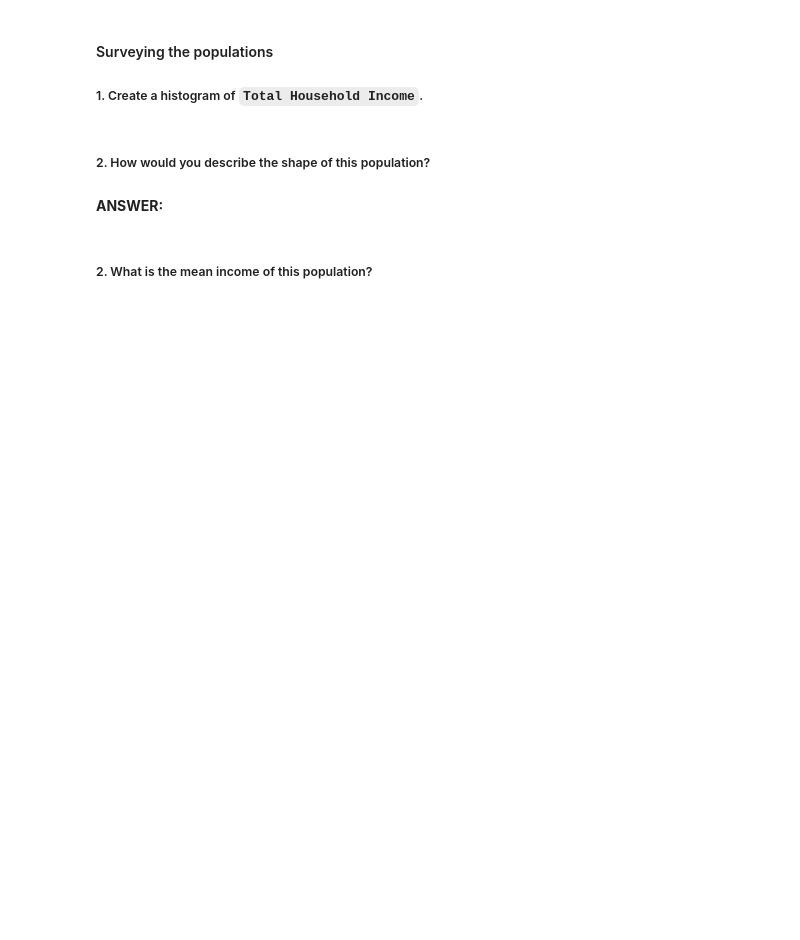
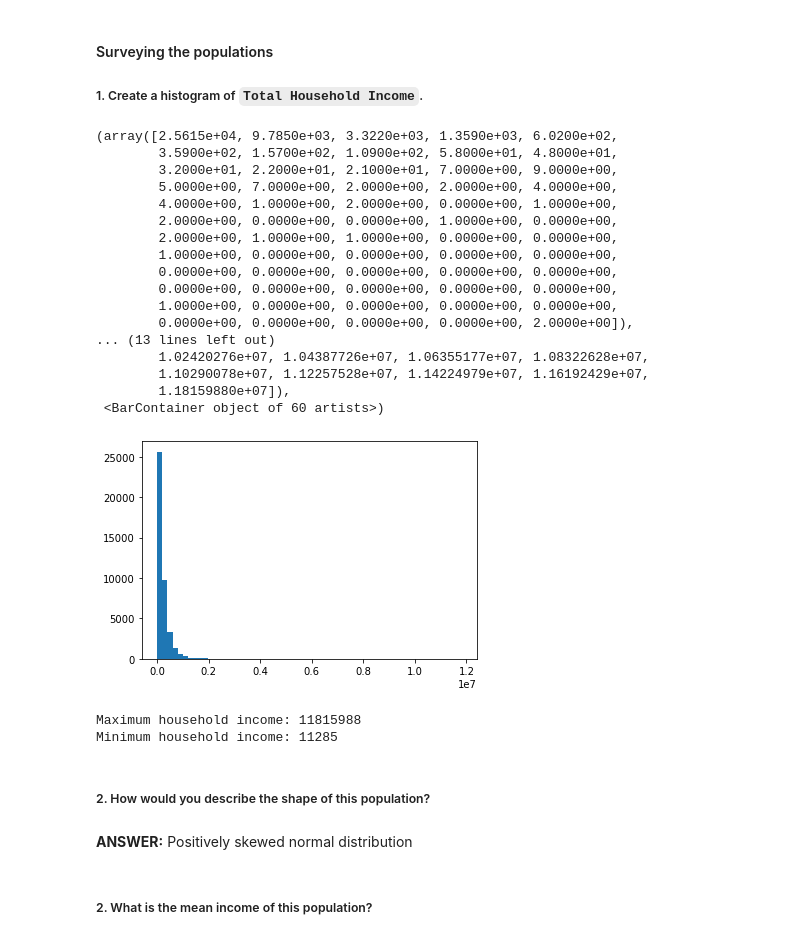
Before and after one commit to mhac009/Institute_of_Data, a Jupyter notebook: Labs/Module_3/IOD_Lab 3.1.3.ipynb, the cells around one changed output. Saved outputs shown, nothing was run; the diff lists cells and outputs as text; code cells hidden in the pictures; blank space fills up the shorter version.

```diff
--- a/Labs/Module_3/IOD_Lab 3.1.3.ipynb
+++ b/Labs/Module_3/IOD_Lab 3.1.3.ipynb
@@ -27,2 +24,5 @@ house_hold_csv = "Family Income and Expenditure.csv"
+# %%
+household_csv = pd.read_csv("Family_Income_and_Expenditure.csv")
+# Read CSV
 # %%
 # Head
@@ -41,6 +79,34 @@ house_hold_csv = "Family Income and Expenditure.csv"
+# %%
+# ANSWER
+plt.hist(x='Total Household Income', data=household_csv, bins=60)
+# %% [output]
+(array([2.5615e+04, 9.7850e+03, 3.3220e+03, 1.3590e+03, 6.0200e+02,
+        3.5900e+02, 1.5700e+02, 1.0900e+02, 5.8000e+01, 4.8000e+01,
+        3.2000e+01, 2.2000e+01, 2.1000e+01, 7.0000e+00, 9.0000e+00,
+        5.0000e+00, 7.0000e+00, 2.0000e+00, 2.0000e+00, 4.0000e+00,
+        4.0000e+00, 1.0000e+00, 2.0000e+00, 0.0000e+00, 1.0000e+00,
+        2.0000e+00, 0.0000e+00, 0.0000e+00, 1.0000e+00, 0.0000e+00,
+        2.0000e+00, 1.0000e+00, 1.0000e+00, 0.0000e+00, 0.0000e+00,
+        1.0000e+00, 0.0000e+00, 0.0000e+00, 0.0000e+00, 0.0000e+00,
+        0.0000e+00, 0.0000e+00, 0.0000e+00, 0.0000e+00, 0.0000e+00,
+        0.0000e+00, 0.0000e+00, 0.0000e+00, 0.0000e+00, 0.0000e+00,
+        1.0000e+00, 0.0000e+00, 0.0000e+00, 0.0000e+00, 0.0000e+00,
+        0.0000e+00, 0.0000e+00, 0.0000e+00, 0.0000e+00, 2.0000e+00]),
+... (13 lines left out)
+        1.02420276e+07, 1.04387726e+07, 1.06355177e+07, 1.08322628e+07,
+        1.10290078e+07, 1.12257528e+07, 1.14224979e+07, 1.16192429e+07,
+        1.18159880e+07]),
+ <BarContainer object of 60 artists>)
+[figure, added]
+# %%
+print('Maximum household income: ' + str(household_csv['Total Household Income'].max()))
+print('Minimum household income: ' + str(household_csv['Total Household Income'].min()))
+# %% [output]
+Maximum household income: 11815988
+Minimum household income: 11285
 # %% [markdown]
 ##### 2. How would you describe the shape of this population?
 # %% [markdown]
-**ANSWER:**
+**ANSWER:** Positively skewed normal distribution
 # %% [markdown]
 ##### 2. What is the mean income of this population?
```
Also changed, not shown: parts of 8 cells of this notebook, 1 other file.
